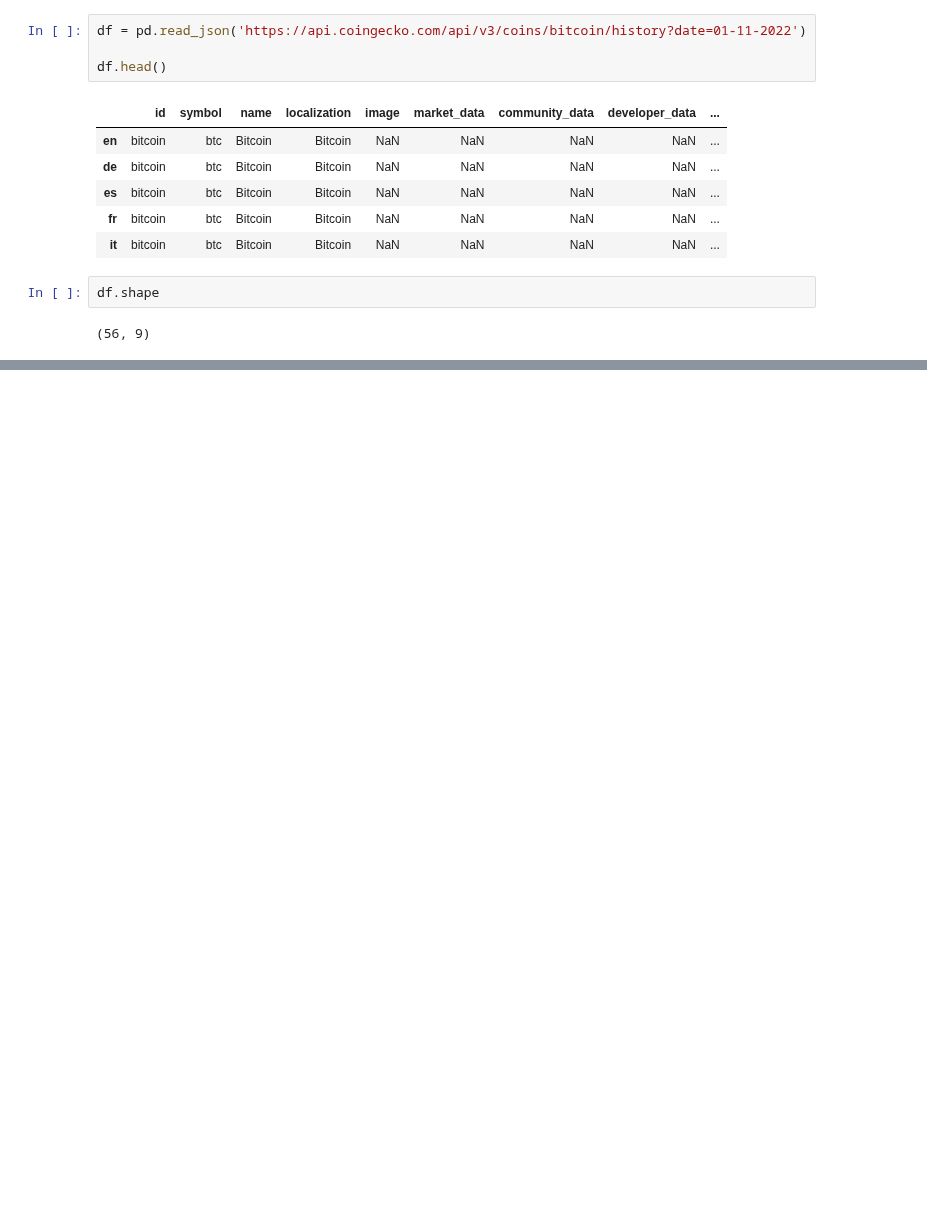
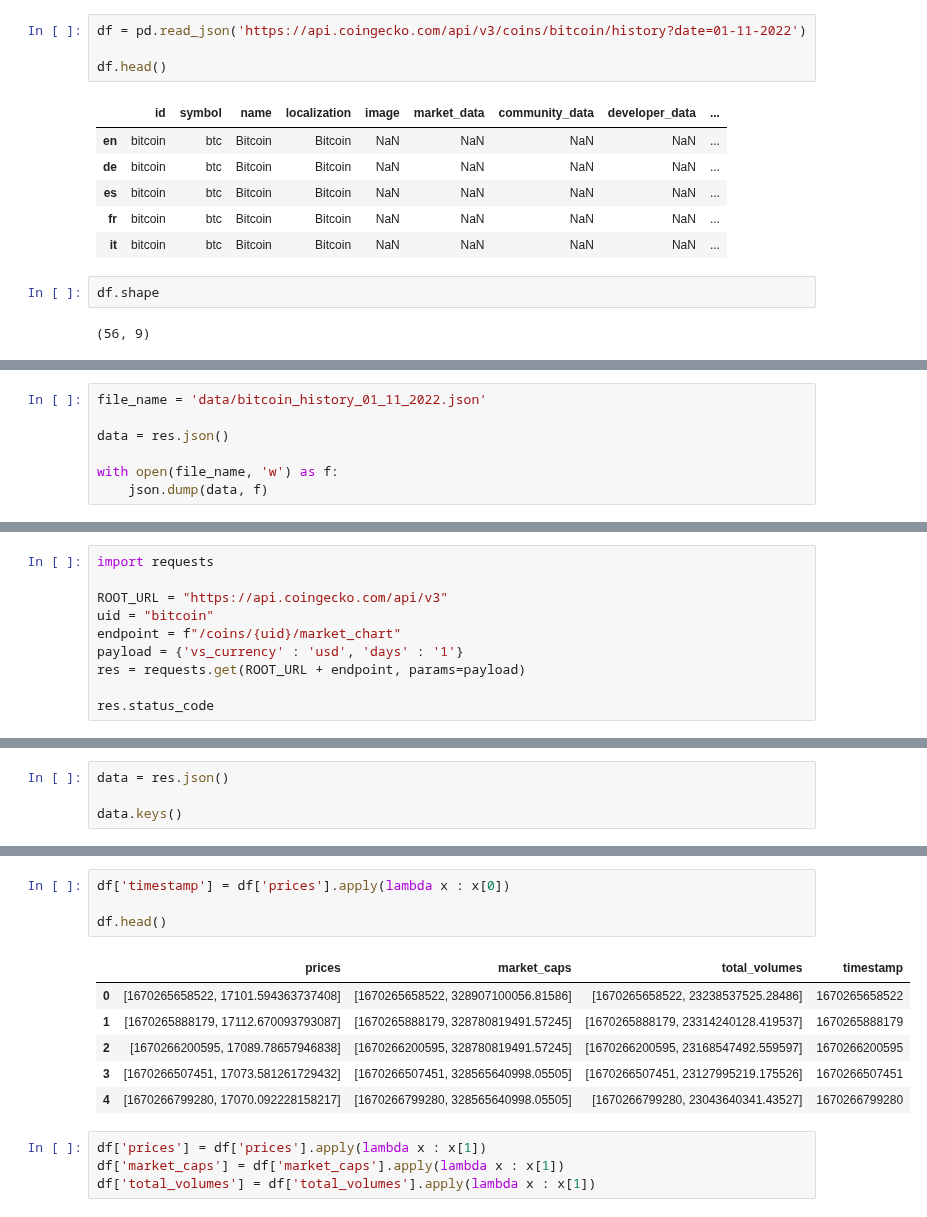
Before and after one commit to bansalkanav/Ultimate-Data-Science-Toolkit---From-Python-Basics-to-GenerativeAI, a Jupyter notebook: Module 1 - Python Programming/08. Web API/web_api.ipynb, the cells around one changed output, grey strips where cells are left out. Cells and saved outputs as stored; diff of their text form; blank space fills up the shorter version.

```diff
--- a/Module 1 - Python Programming/08. Web API/web_api.ipynb
+++ b/Module 1 - Python Programming/08. Web API/web_api.ipynb
@@ -552,0 +631,7 @@ response.json()
+# %%
+file_name = 'data/bitcoin_history_01_11_2022.json'
+
+data = res.json()
+
+with open(file_name, 'w') as f:
+    json.dump(data, f)
@@ -552,0 +673,10 @@ response.json()
+# %%
+import requests
+
+ROOT_URL = "https://api.coingecko.com/api/v3"
+uid = "bitcoin"
+endpoint = f"/coins/{uid}/market_chart"
+payload = {'vs_currency' : 'usd', 'days' : '1'}
+res = requests.get(ROOT_URL + endpoint, params=payload)
+
+res.status_code
@@ -552,0 +685,4 @@ response.json()
+# %%
+data = res.json()
+
+data.keys()
@@ -552,0 +733,15 @@ response.json()
+# %%
+df['timestamp'] = df['prices'].apply(lambda x : x[0])
+
+df.head()
+# %% [output]
+|  | prices | market_caps | total_volumes | timestamp |
+| 0 | [1670265658522, 17101.594363737408] | [1670265658522, 328907100056.81586] | [1670265658522, 23238537525.28486] | 1670265658522 |
+| 1 | [1670265888179, 17112.670093793087] | [1670265888179, 328780819491.57245] | [1670265888179, 23314240128.419537] | 1670265888179 |
+| 2 | [1670266200595, 17089.78657946838] | [1670266200595, 328780819491.57245] | [1670266200595, 23168547492.559597] | 1670266200595 |
+| 3 | [1670266507451, 17073.581261729432] | [1670266507451, 328565640998.05505] | [1670266507451, 23127995219.175526] | 1670266507451 |
+| 4 | [1670266799280, 17070.092228158217] | [1670266799280, 328565640998.05505] | [1670266799280, 23043640341.43527] | 1670266799280 |
+# %%
+df['prices'] = df['prices'].apply(lambda x : x[1])
+df['market_caps'] = df['market_caps'].apply(lambda x : x[1])
+df['total_volumes'] = df['total_volumes'].apply(lambda x : x[1])
```
Also changed, not shown: parts of 63 cells of this notebook, 3 other files.
